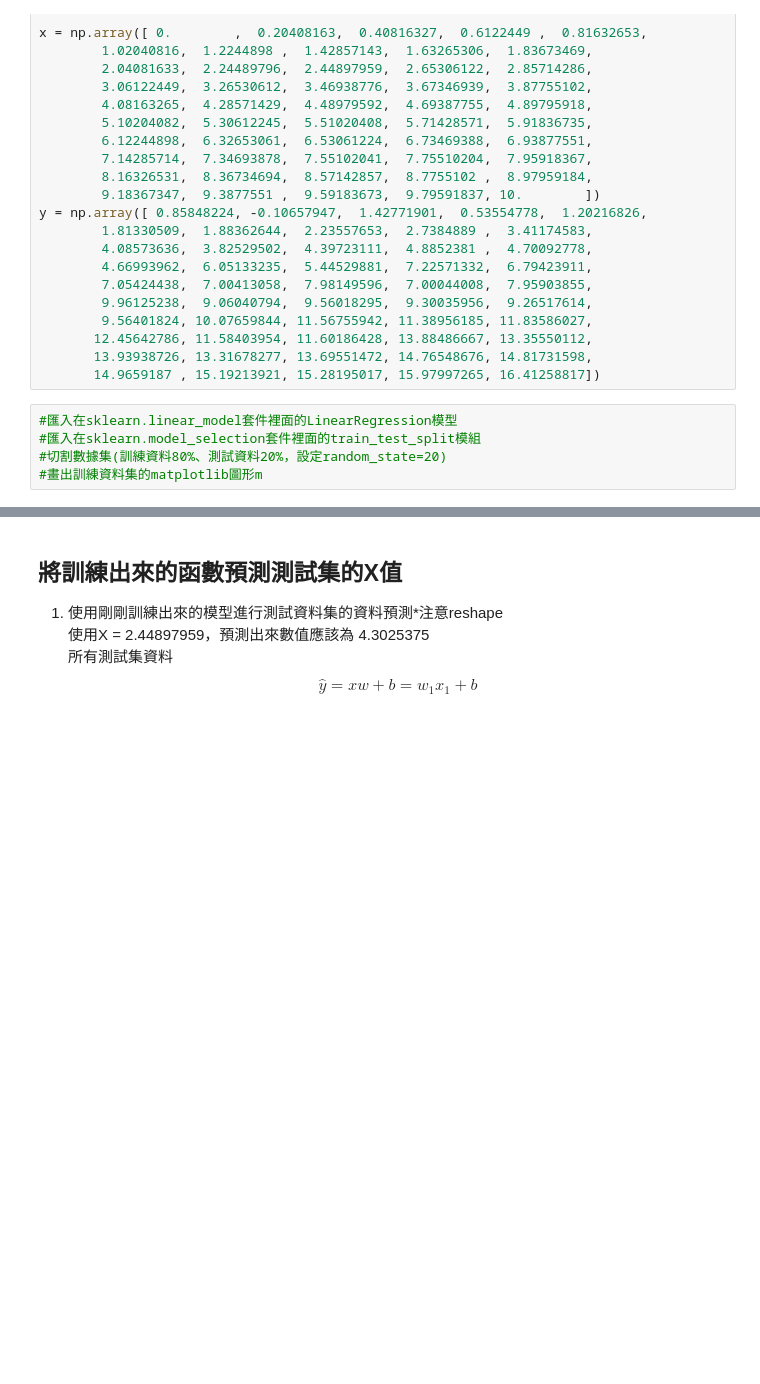
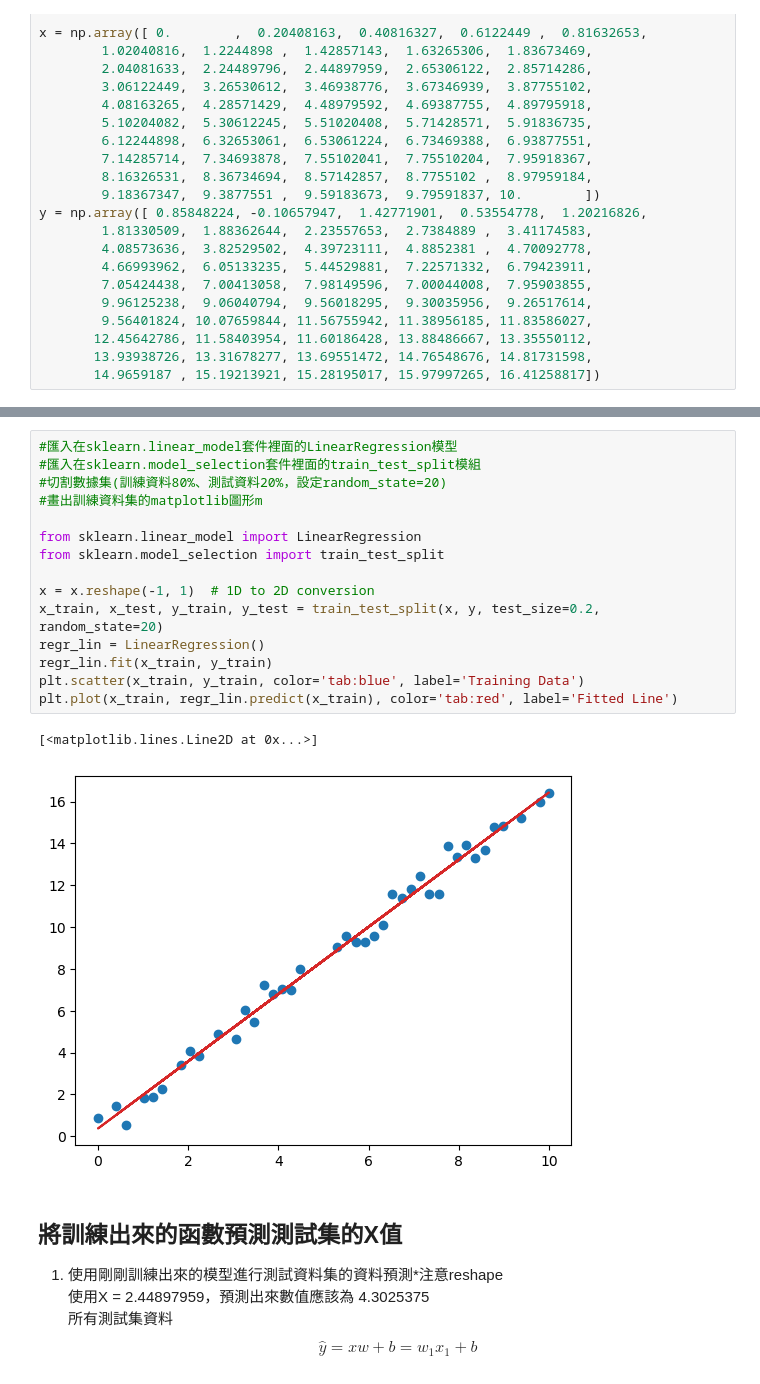
Before and after one commit to Yueh0315/IMLP, a Jupyter notebook: Unit04/Linear Regression_HW.ipynb, the cells around one changed output, grey strips where cells are left out. Saved outputs shown, nothing was run; the diff lists cells and outputs as text; blank space fills up the shorter version.

```diff
--- a/Unit04/Linear Regression_HW.ipynb
+++ b/Unit04/Linear Regression_HW.ipynb
@@ -67,17 +85,30 @@ y = np.array([ 0.85848224, -0.10657947,  1.42771901,  0.53554778,  1.20216826,
        12.45642786, 11.58403954, 11.60186428, 13.88486667, 13.35550112,
        13.93938726, 13.31678277, 13.69551472, 14.76548676, 14.81731598,
        14.9659187 , 15.19213921, 15.28195017, 15.97997265, 16.41258817])
-# %%
-#匯入在sklearn.linear_model套件裡面的LinearRegression模型
-#匯入在sklearn.model_selection套件裡面的train_test_split模組
-#切割數據集(訓練資料80%、測試資料20%，設定random_state=20)
-#畫出訓練資料集的matplotlib圖形m
 # %% [markdown]
 ## 用訓練資料來 fit 函數
 1. 只用訓練資料集的資料進行linear regression演算法<br>
 2. 並計算出訓練階段的MSE
 3. 畫出目標點(藍色)與預測點(紅色)的對應圖
 ![](images/LR_train.PNG)
+# %%
+#匯入在sklearn.linear_model套件裡面的LinearRegression模型
+#匯入在sklearn.model_selection套件裡面的train_test_split模組
+#切割數據集(訓練資料80%、測試資料20%，設定random_state=20)
+#畫出訓練資料集的matplotlib圖形m
+
+from sklearn.linear_model import LinearRegression
+from sklearn.model_selection import train_test_split
+
+x = x.reshape(-1, 1)  # 1D to 2D conversion
+x_train, x_test, y_train, y_test = train_test_split(x, y, test_size=0.2, random_state=20)
+regr_lin = LinearRegression()
+regr_lin.fit(x_train, y_train)
+plt.scatter(x_train, y_train, color='tab:blue', label='Training Data')
+plt.plot(x_train, regr_lin.predict(x_train), color='tab:red', label='Fitted Line')
+# %% [output]
+[<matplotlib.lines.Line2D at 0x...>]
+[figure, added]
 # %% [markdown]
 ## 將訓練出來的函數預測測試集的X值
 1. 使用剛剛訓練出來的模型進行測試資料集的資料預測*注意reshape<br>
```
Also changed, not shown: parts of 5 cells of this notebook.
